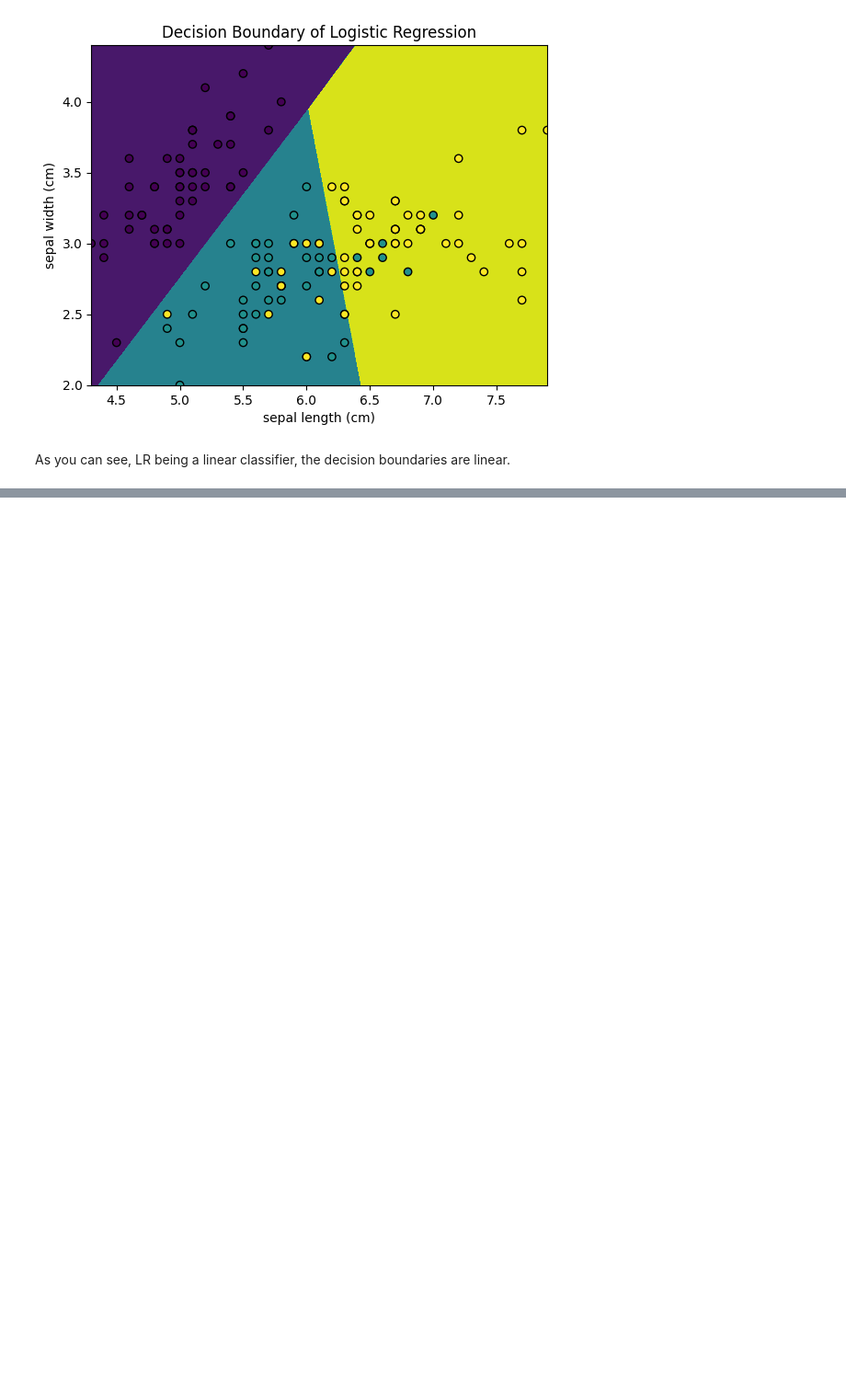
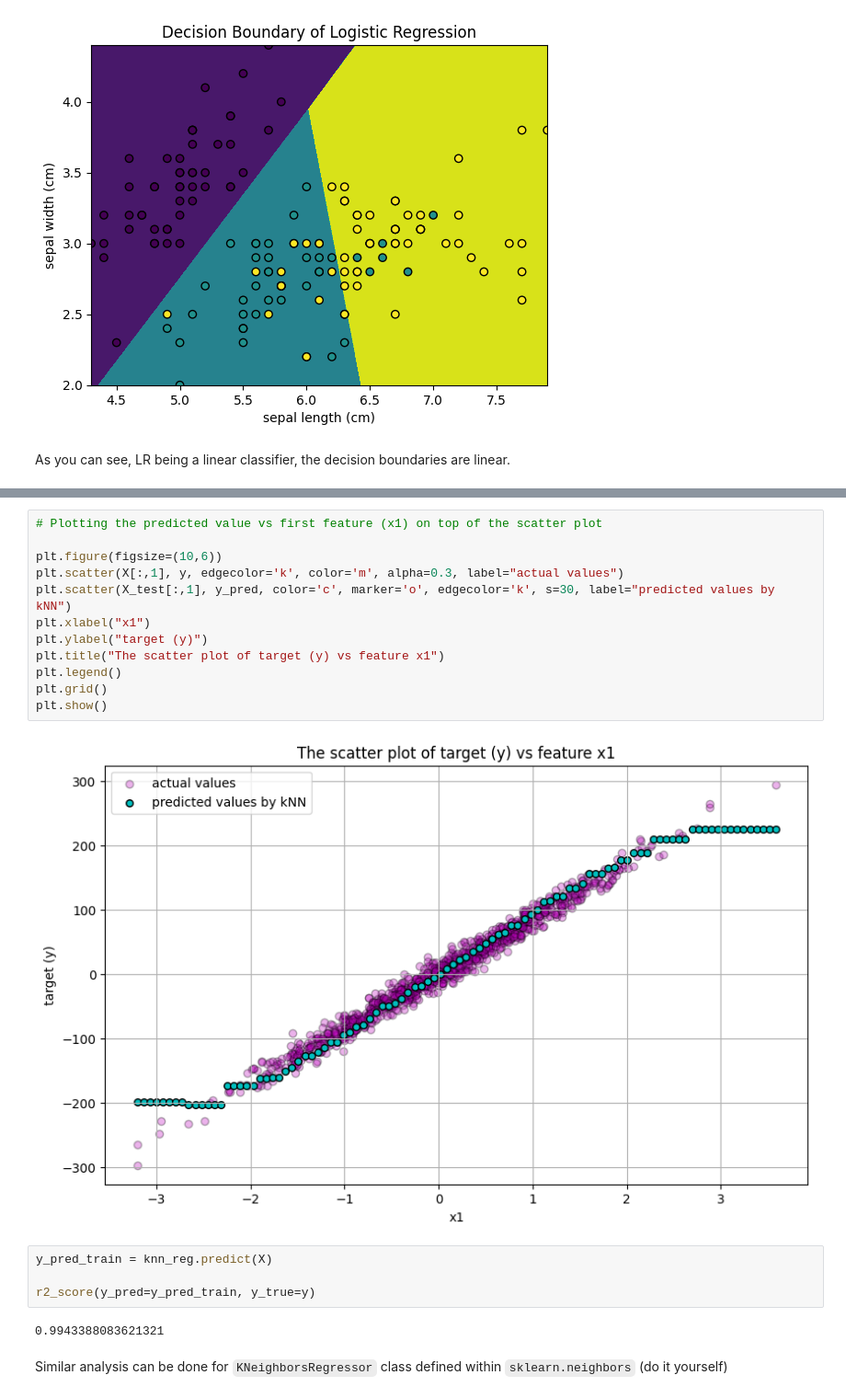
Before and after one commit to skarma91/logicmojo-data-science-april-2025, a Jupyter notebook: Lecture_materials/Class-29-20-07-2025-Regularization_contd_and_kNN/kNN.ipynb, the cells around one changed output, grey strips where cells are left out. Shown at 92% size. Saved outputs shown, nothing was run; the diff lists cells and outputs as text; blank space fills up the shorter version.

```diff
--- a/Lecture_materials/Class-29-20-07-2025-Regularization_contd_and_kNN/kNN.ipynb
+++ b/Lecture_materials/Class-29-20-07-2025-Regularization_contd_and_kNN/kNN.ipynb
@@ -202,0 +267,22 @@ As you can see, LR being a linear classifier, the decision boundaries are linear
+# %%
+# Plotting the predicted value vs first feature (x1) on top of the scatter plot
+
+plt.figure(figsize=(10,6))
+plt.scatter(X[:,1], y, edgecolor='k', color='m', alpha=0.3, label="actual values")
+plt.scatter(X_test[:,1], y_pred, color='c', marker='o', edgecolor='k', s=30, label="predicted values by kNN")
+plt.xlabel("x1")
+plt.ylabel("target (y)")
+plt.title("The scatter plot of target (y) vs feature x1")
+plt.legend()
+plt.grid()
+plt.show()
+# %% [output]
+[figure, added]
+# %%
+y_pred_train = knn_reg.predict(X)
+
+r2_score(y_pred=y_pred_train, y_true=y)
+# %% [output]
+0.9943388083621321
+# %% [markdown]
+Similar analysis can be done for `KNeighborsRegressor` class defined within `sklearn.neighbors` (do it yourself)
```
Also changed, not shown: parts of 10 cells of this notebook.
